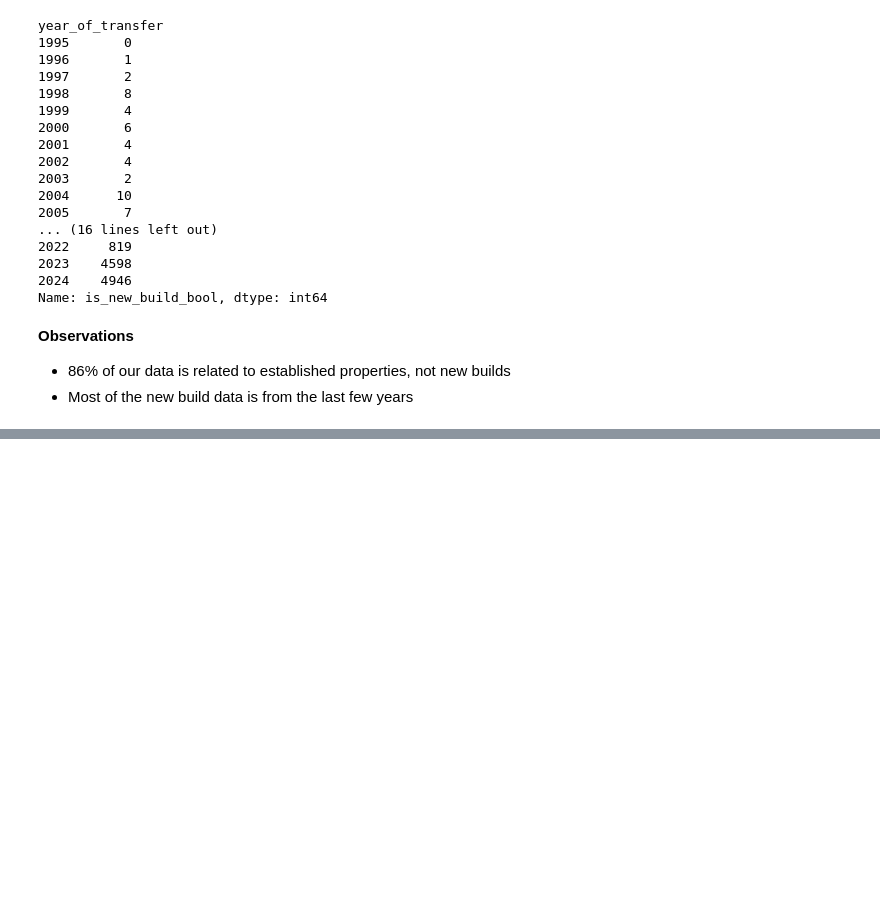
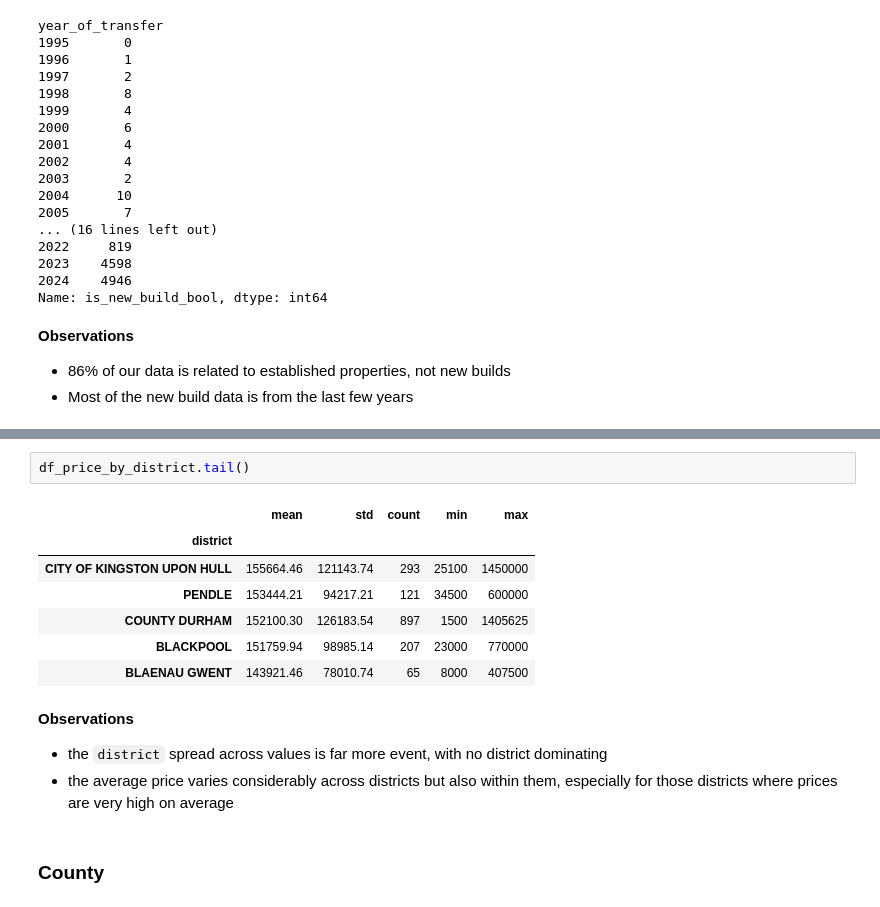
Before and after one commit to alibstill/housing, a Jupyter notebook: 00_analysis/00_price_paid.ipynb, the cells around one changed output, grey strips where cells are left out. Saved outputs shown, nothing was run; the diff lists cells and outputs as text; blank space fills up the shorter version.

```diff
--- a/00_analysis/00_price_paid.ipynb
+++ b/00_analysis/00_price_paid.ipynb
@@ -396,0 +704,16 @@ Name: is_new_build_bool, dtype: int64
+# %%
+df_price_by_district.tail()
+# %% [output]
+|  | mean | std | count | min | max |
+| district |  |  |  |  |  |
+| CITY OF KINGSTON UPON HULL | 155664.46 | 121143.74 | 293 | 25100 | 1450000 |
+| PENDLE | 153444.21 | 94217.21 | 121 | 34500 | 600000 |
+| COUNTY DURHAM | 152100.30 | 126183.54 | 897 | 1500 | 1405625 |
+| BLACKPOOL | 151759.94 | 98985.14 | 207 | 23000 | 770000 |
+| BLAENAU GWENT | 143921.46 | 78010.74 | 65 | 8000 | 407500 |
+# %% [markdown]
+**Observations**
+- the `district` spread across values is far more event, with no district dominating
+- the average price varies considerably across districts but also within them, especially for those districts where prices are very high on average
+# %% [markdown]
+### County
```
Also changed, not shown: parts of 45 cells of this notebook.
